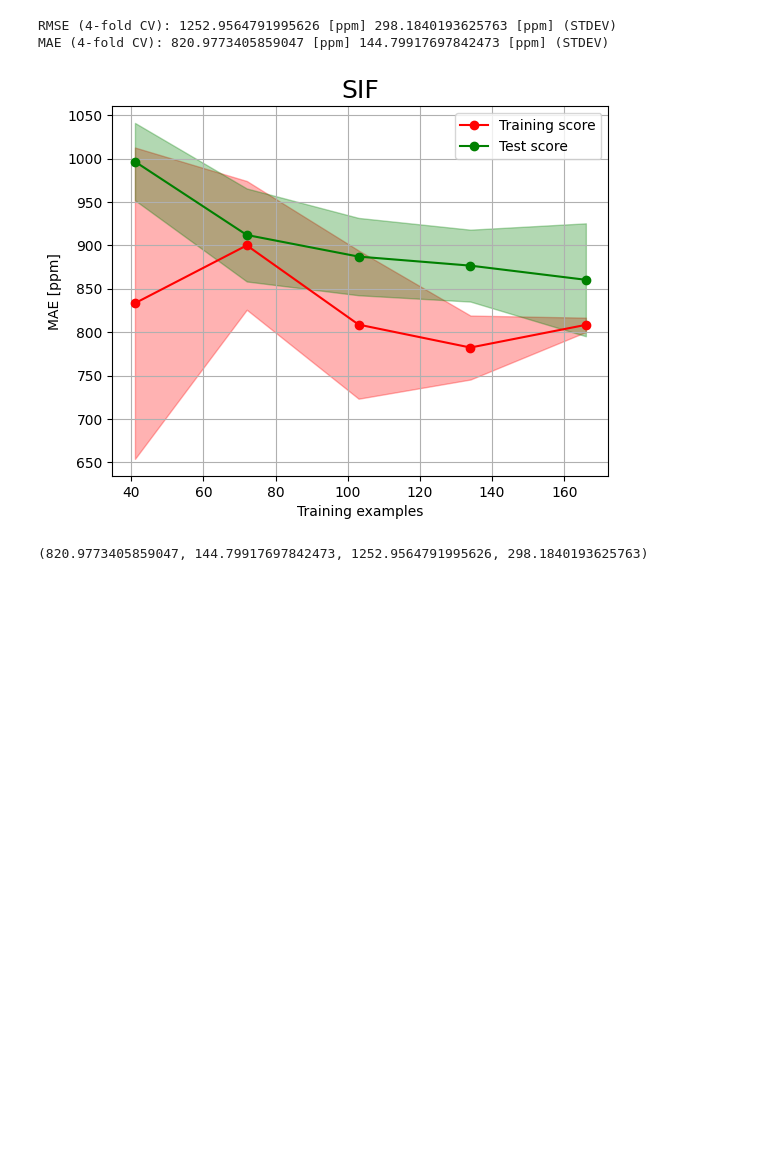
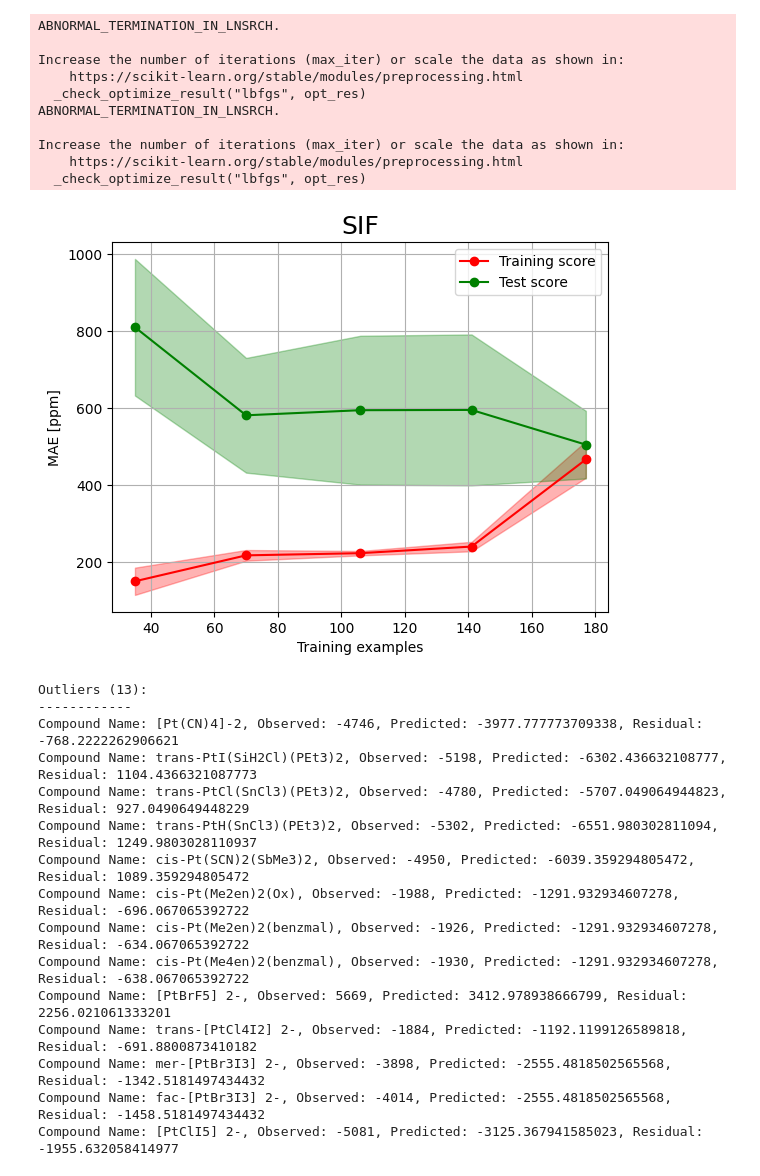
Before and after one commit to amessl/GPR-for-Pt-shift-prediction, a Jupyter notebook: src/example_use.ipynb, the cells around one changed output. Cells and saved outputs as stored; diff of their text form; code cells hidden in the pictures; blank space fills up the shorter version.

```diff
--- a/src/example_use.ipynb
+++ b/src/example_use.ipynb
@@ -93,35 +99,52 @@ Compound Name: cis-Pt(2-picoline)2I2, Observed: -3297, Predicted: -3590.125, Res
 # %%
-#XYZ_directory = ['/home/alex/Pt_NMR/data/structures/']
-#SIF_directory = ['/home/alex/Pt_NMR/data/representations/SIF/']
-
-XYZ_directory = ['/home/alex/Pt_NMR/data/stratified_train_structures/', '/home/alex/Pt_NMR/data/stratified_test_structures/']
+XYZ_directory = ['/home/alex/Pt_NMR/data/structures/train_split/',
+                 '/home/alex/Pt_NMR/data/structures/test_split/']
 
 SIF_directory = ['/home/alex/Pt_NMR/data/representations/SIF/train/',
                   '/home/alex/Pt_NMR/data/representations/SIF/test/']
 
-# Define list of SOAP params [r_cut, n_max, l_max]
+target_path = ['/home/alex/Pt_NMR/data/labels/train_test_split/indexed_targets_train.csv',
+               '/home/alex/Pt_NMR/data/labels/train_test_split/indexed_targets_test.csv']
+
+# Define list of params (names of structure-indpendent features to include in this case)
 params = ['EN', 'alpha', 'val', 'qmol']
 
-# Create instance of GPR_NMR class
+# Create instance of GPR_NMR class for training (CV) and testing on holdout
 pt_gpr = GPR_NMR(descriptor_path=SIF_directory, descriptor_type='SIF',
-                 descriptor_params=params, central_atom='Pt', mode ='write', xyz_path=XYZ_directory, xyz_base='st_')
+                 descriptor_params=params, central_atom='Pt', mode ='write',
+                 xyz_path=XYZ_directory, xyz_base='st_', target_path=target_path)
-# %%
-# Define path and column name of the csv where labels (targets) are stored
-
-target_name = 'Experimental'
-#target_path = ['/home/alex/Pt_NMR/data/labels/final_data_corrected.csv']
-
-target_path = ['/home/alex/Pt_NMR/data/labels/train_test_split/stratified_indexed_train_shifts.csv', '/home/alex/Pt_NMR/data/labels/train_test_split/stratified_indexed_test_shifts.csv']
-
-# Use predict function for regression and obtaining CV prediction errors
-
-errors_std = pt_gpr.GPR_predict(kernel_degree=2,
-                            target_path=target_path, target_name=target_name,
-                            normalize=False, noise=0.01, lc=True, partitioned=False)
-
-print(errors_std)
-# %% [output]
-RMSE (4-fold CV): 1252.9564791995626 [ppm] 298.1840193625763 [ppm] (STDEV)
-MAE (4-fold CV): 820.9773405859047 [ppm] 144.79917697842473 [ppm] (STDEV)
-[figure, removed]
-(820.9773405859047, 144.79917697842473, 1252.9564791995626, 298.1840193625763)
+# %%
+# Call GPR_train function to obtain cross-validated errors on training set
+# Create learning curve and estimate data noise for reliable uncertainties
+errors_std = pt_gpr.GPR_train(kernel_degree=2, noise=0.01, noise_estim=True, lc=True)
+
+# Call GPR_test function to obtain mean error on holdout test set
+# Create parity plot and compute empirical coverage probability
+test_errors = pt_gpr.GPR_test(kernel_degree=2, noise=0.01, parity_plot=True, ecp=True)
+# %% [output]
+ABNORMAL_TERMINATION_IN_LNSRCH.
+
+Increase the number of iterations (max_iter) or scale the data as shown in:
+    https://scikit-learn.org/stable/modules/preprocessing.html
+  _check_optimize_result("lbfgs", opt_res)
+ABNORMAL_TERMINATION_IN_LNSRCH.
+
+Increase the number of iterations (max_iter) or scale the data as shown in:
+    https://scikit-learn.org/stable/modules/preprocessing.html
+  _check_optimize_result("lbfgs", opt_res)
+[figure, added]
+Outliers (13):
+------------
+Compound Name: [Pt(CN)4]-2, Observed: -4746, Predicted: -3977.777773709338, Residual: -768.2222262906621
+Compound Name: trans-PtI(SiH2Cl)(PEt3)2, Observed: -5198, Predicted: -6302.436632108777, Residual: 1104.4366321087773
+Compound Name: trans-PtCl(SnCl3)(PEt3)2, Observed: -4780, Predicted: -5707.049064944823, Residual: 927.0490649448229
+Compound Name: trans-PtH(SnCl3)(PEt3)2, Observed: -5302, Predicted: -6551.980302811094, Residual: 1249.9803028110937
+Compound Name: cis-Pt(SCN)2(SbMe3)2, Observed: -4950, Predicted: -6039.359294805472, Residual: 1089.359294805472
+Compound Name: cis-Pt(Me2en)2(Ox), Observed: -1988, Predicted: -1291.932934607278, Residual: -696.067065392722
+Compound Name: cis-Pt(Me2en)2(benzmal), Observed: -1926, Predicted: -1291.932934607278, Residual: -634.067065392722
+Compound Name: cis-Pt(Me4en)2(benzmal), Observed: -1930, Predicted: -1291.932934607278, Residual: -638.067065392722
+Compound Name: [PtBrF5] 2-, Observed: 5669, Predicted: 3412.978938666799, Residual: 2256.021061333201
+Compound Name: trans-[PtCl4I2] 2-, Observed: -1884, Predicted: -1192.1199126589818, Residual: -691.8800873410182
+Compound Name: mer-[PtBr3I3] 2-, Observed: -3898, Predicted: -2555.4818502565568, Residual: -1342.5181497434432
+Compound Name: fac-[PtBr3I3] 2-, Observed: -4014, Predicted: -2555.4818502565568, Residual: -1458.5181497434432
+Compound Name: [PtClI5] 2-, Observed: -5081, Predicted: -3125.367941585023, Residual: -1955.632058414977
```
Also changed, not shown: parts of 8 cells of this notebook, 8 other files.
